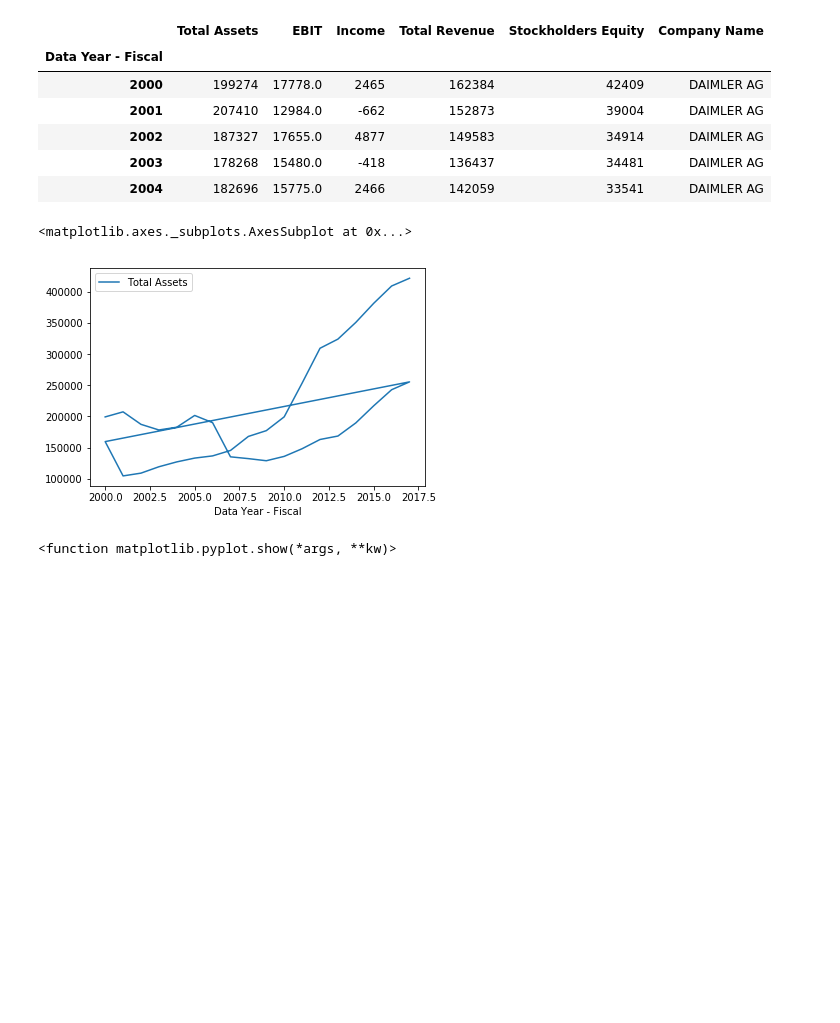
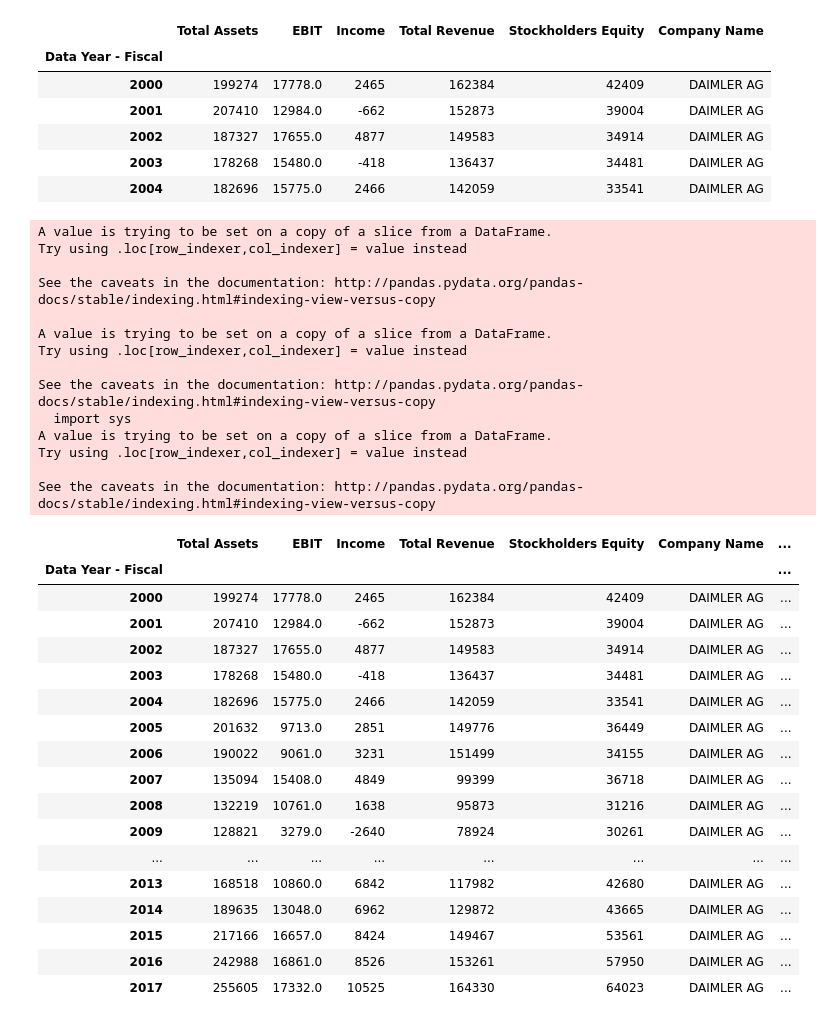
Before and after one commit to Gallster/Introduction-Programming, a Jupyter notebook: Untitled.ipynb, the cells around one changed output. Drawn from its saved outputs; the diff is of its cells as text; code cells hidden in the pictures; blank space fills up the shorter version.

```diff
--- a/Untitled.ipynb
+++ b/Untitled.ipynb
@@ -41,14 +41,3 @@ car_data.head()
 | 2002 | 187327 | 17655.0 | 4877 | 149583 | 34914 | DAIMLER AG |
 | 2003 | 178268 | 15480.0 | -418 | 136437 | 34481 | DAIMLER AG |
 | 2004 | 182696 | 15775.0 | 2466 | 142059 | 33541 | DAIMLER AG |
-# %%
-import matplotlib.pyplot as plt
-
-car_data['Total Assets'].plot(legend = True)
-# %% [output]
-<matplotlib.axes._subplots.AxesSubplot at 0x...>
-[figure, removed]
-# %%
-plt.show
-# %% [output]
-<function matplotlib.pyplot.show(*args, **kw)>
@@ -56,0 +44,43 @@ plt.show
+# %%
+#SIMON WORKS HERE
+daimler_data = car_data[0:18]
+volkswagen_data = car_data[18:36]
+#Now we need to calculate the key preformance measurement.
+#We create new columns for the numbers
+daimler_data["EBIT Margin"] = daimler_data["EBIT"]/daimler_data["Total Revenue"]
+daimler_data["ROA"] = daimler_data["Income"]/daimler_data["Total Assets"]
+daimler_data["ROE"] = daimler_data["Income"]/daimler_data["Stockholders Equity"]
+daimler_data
+# %% [output]
+A value is trying to be set on a copy of a slice from a DataFrame.
+Try using .loc[row_indexer,col_indexer] = value instead
+
+See the caveats in the documentation: http://pandas.pydata.org/pandas-docs/stable/indexing.html#indexing-view-versus-copy
+
+A value is trying to be set on a copy of a slice from a DataFrame.
+Try using .loc[row_indexer,col_indexer] = value instead
+
+See the caveats in the documentation: http://pandas.pydata.org/pandas-docs/stable/indexing.html#indexing-view-versus-copy
+  import sys
+A value is trying to be set on a copy of a slice from a DataFrame.
+Try using .loc[row_indexer,col_indexer] = value instead
+
+See the caveats in the documentation: http://pandas.pydata.org/pandas-docs/stable/indexing.html#indexing-view-versus-copy
+|  | Total Assets | EBIT | Income | Total Revenue | Stockholders Equity | Company Name | ... |
+| Data Year - Fiscal |  |  |  |  |  |  | ... |
+| 2000 | 199274 | 17778.0 | 2465 | 162384 | 42409 | DAIMLER AG | ... |
+| 2001 | 207410 | 12984.0 | -662 | 152873 | 39004 | DAIMLER AG | ... |
+| 2002 | 187327 | 17655.0 | 4877 | 149583 | 34914 | DAIMLER AG | ... |
+| 2003 | 178268 | 15480.0 | -418 | 136437 | 34481 | DAIMLER AG | ... |
+| 2004 | 182696 | 15775.0 | 2466 | 142059 | 33541 | DAIMLER AG | ... |
+| 2005 | 201632 | 9713.0 | 2851 | 149776 | 36449 | DAIMLER AG | ... |
+| 2006 | 190022 | 9061.0 | 3231 | 151499 | 34155 | DAIMLER AG | ... |
+| 2007 | 135094 | 15408.0 | 4849 | 99399 | 36718 | DAIMLER AG | ... |
+| 2008 | 132219 | 10761.0 | 1638 | 95873 | 31216 | DAIMLER AG | ... |
+| 2009 | 128821 | 3279.0 | -2640 | 78924 | 30261 | DAIMLER AG | ... |
+| ... | ... | ... | ... | ... | ... | ... | ... |
+| 2013 | 168518 | 10860.0 | 6842 | 117982 | 42680 | DAIMLER AG | ... |
+| 2014 | 189635 | 13048.0 | 6962 | 129872 | 43665 | DAIMLER AG | ... |
+| 2015 | 217166 | 16657.0 | 8424 | 149467 | 53561 | DAIMLER AG | ... |
+| 2016 | 242988 | 16861.0 | 8526 | 153261 | 57950 | DAIMLER AG | ... |
+| 2017 | 255605 | 17332.0 | 10525 | 164330 | 64023 | DAIMLER AG | ... |
```
Also changed, not shown: parts of 2 cells of this notebook.
